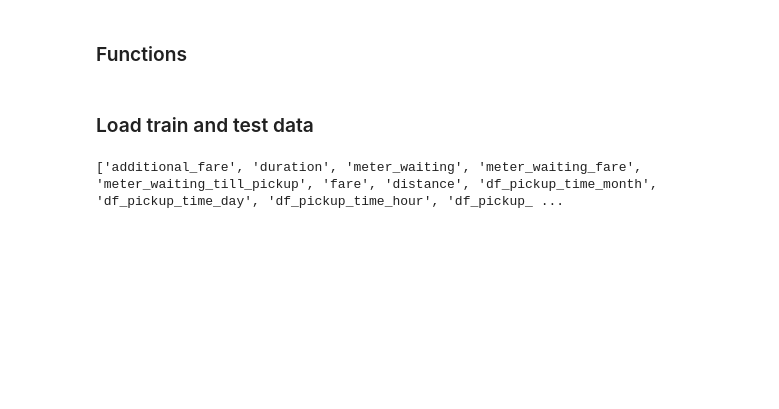
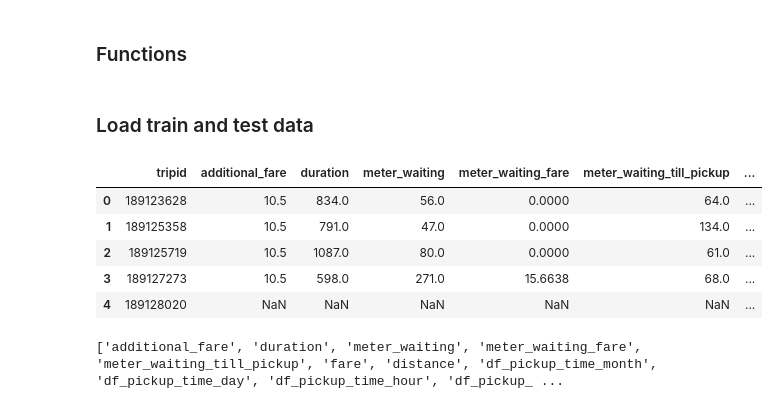
Before and after one commit to bhanukad610/Fare-Classification, a Jupyter notebook: Fare_Classification_with_XGBoost.ipynb, the cells around one changed output. Saved outputs shown, nothing was run; the diff lists cells and outputs as text; code cells hidden in the pictures; blank space fills up the shorter version.

```diff
--- a/Fare_Classification_with_XGBoost.ipynb
+++ b/Fare_Classification_with_XGBoost.ipynb
@@ -199,5 +170,14 @@ def getX(Features):
 df = pd.read_csv('/content/drive/My Drive/Semester 7/ML/Project/Data/train.csv')
 df['label'].replace(to_replace=['correct','incorrect'], value=[1,0],inplace=True)
 features = ['additional_fare','duration', 'meter_waiting', 'meter_waiting_fare', 'meter_waiting_till_pickup', 'fare']
+# %%
+df.head()
+# %% [output]
+|  | tripid | additional_fare | duration | meter_waiting | meter_waiting_fare | meter_waiting_till_pickup | ... |
+| 0 | 189123628 | 10.5 | 834.0 | 56.0 | 0.0000 | 64.0 | ... |
+| 1 | 189125358 | 10.5 | 791.0 | 47.0 | 0.0000 | 134.0 | ... |
+| 2 | 189125719 | 10.5 | 1087.0 | 80.0 | 0.0000 | 61.0 | ... |
+| 3 | 189127273 | 10.5 | 598.0 | 271.0 | 15.6638 | 68.0 | ... |
+| 4 | 189128020 | NaN | NaN | NaN | NaN | NaN | ... |
 # %%
 Features = preprocess(df, features)
```
Also changed, not shown: parts of 18 cells of this notebook.
